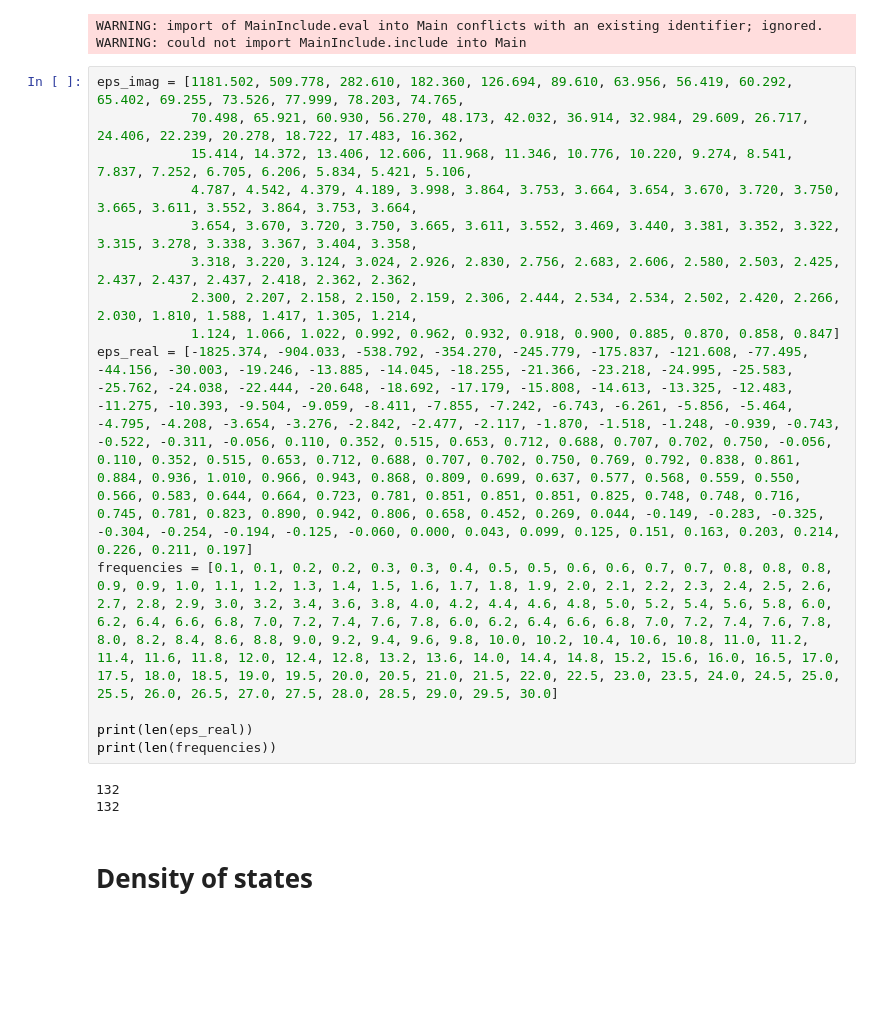
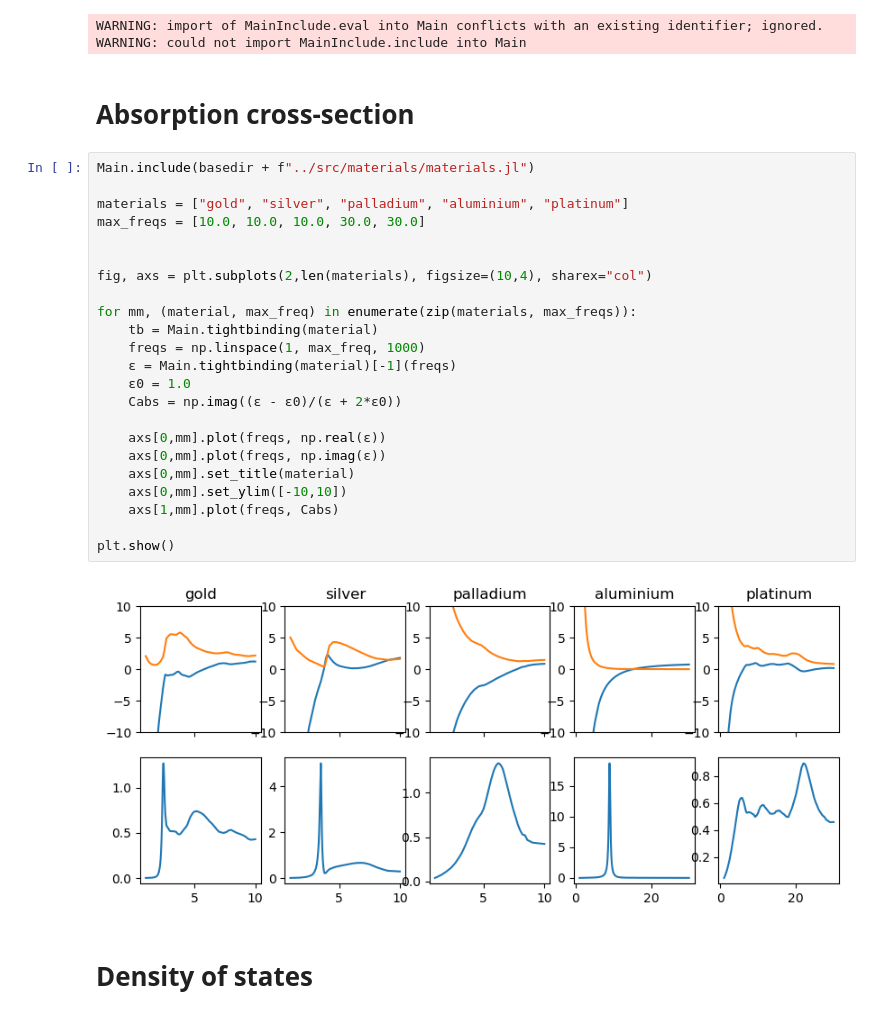
Before and after one commit to simaomenesesjoao/MaxTB, a Jupyter notebook: code_tests/julia_tests.ipynb, the cells around one changed output. Cells and saved outputs as stored; diff of their text form; blank space fills up the shorter version.

```diff
--- a/code_tests/julia_tests.ipynb
+++ b/code_tests/julia_tests.ipynb
@@ -25,23 +25,33 @@ def cube_disp(kx,ky,kz):
 # %% [output]
 WARNING: import of MainInclude.eval into Main conflicts with an existing identifier; ignored.
 WARNING: could not import MainInclude.include into Main
-# %%
-eps_imag = [1181.502, 509.778, 282.610, 182.360, 126.694, 89.610, 63.956, 56.419, 60.292, 65.402, 69.255, 73.526, 77.999, 78.203, 74.765,
-            70.498, 65.921, 60.930, 56.270, 48.173, 42.032, 36.914, 32.984, 29.609, 26.717, 24.406, 22.239, 20.278, 18.722, 17.483, 16.362,
-            15.414, 14.372, 13.406, 12.606, 11.968, 11.346, 10.776, 10.220, 9.274, 8.541, 7.837, 7.252, 6.705, 6.206, 5.834, 5.421, 5.106,
-            4.787, 4.542, 4.379, 4.189, 3.998, 3.864, 3.753, 3.664, 3.654, 3.670, 3.720, 3.750, 3.665, 3.611, 3.552, 3.864, 3.753, 3.664,
-            3.654, 3.670, 3.720, 3.750, 3.665, 3.611, 3.552, 3.469, 3.440, 3.381, 3.352, 3.322, 3.315, 3.278, 3.338, 3.367, 3.404, 3.358,
-            3.318, 3.220, 3.124, 3.024, 2.926, 2.830, 2.756, 2.683, 2.606, 2.580, 2.503, 2.425, 2.437, 2.437, 2.437, 2.418, 2.362, 2.362,
-            2.300, 2.207, 2.158, 2.150, 2.159, 2.306, 2.444, 2.534, 2.534, 2.502, 2.420, 2.266, 2.030, 1.810, 1.588, 1.417, 1.305, 1.214,
-            1.124, 1.066, 1.022, 0.992, 0.962, 0.932, 0.918, 0.900, 0.885, 0.870, 0.858, 0.847]
-eps_real = [-1825.374, -904.033, -538.792, -354.270, -245.779, -175.837, -121.608, -77.495, -44.156, -30.003, -19.246, -13.885, -14.045, -18.255, -21.366, -23.218, -24.995, -25.583, -25.762, -24.038, -22.444, -20.648, -18.692, -17.179, -15.808, -14.613, -13.325, -12.483, -11.275, -10.393, -9.504, -9.059, -8.411, -7.855, -7.242, -6.743, -6.261, -5.856, -5.464, -4.795, -4.208, -3.654, -3.276, -2.842, -2.477, -2.117, -1.870, -1.518, -1.248, -0.939, -0.743, -0.522, -0.311, -0.056, 0.110, 0.352, 0.515, 0.653, 0.712, 0.688, 0.707, 0.702, 0.750, -0.056, 0.110, 0.352, 0.515, 0.653, 0.712, 0.688, 0.707, 0.702, 0.750, 0.769, 0.792, 0.838, 0.861, 0.884, 0.936, 1.010, 0.966, 0.943, 0.868, 0.809, 0.699, 0.637, 0.577, 0.568, 0.559, 0.550, 0.566, 0.583, 0.644, 0.664, 0.723, 0.781, 0.851, 0.851, 0.851, 0.825, 0.748, 0.748, 0.716, 0.745, 0.781, 0.823, 0.890, 0.942, 0.806, 0.658, 0.452, 0.269, 0.044, -0.149, -0.283, -0.325, -0.304, -0.254, -0.194, -0.125, -0.060, 0.000, 0.043, 0.099, 0.125, 0.151, 0.163, 0.203, 0.214, 0.226, 0.211, 0.197]
-frequencies = [0.1, 0.1, 0.2, 0.2, 0.3, 0.3, 0.4, 0.5, 0.5, 0.6, 0.6, 0.7, 0.7, 0.8, 0.8, 0.8, 0.9, 0.9, 1.0, 1.1, 1.2, 1.3, 1.4, 1.5, 1.6, 1.7, 1.8, 1.9, 2.0, 2.1, 2.2, 2.3, 2.4, 2.5, 2.6, 2.7, 2.8, 2.9, 3.0, 3.2, 3.4, 3.6, 3.8, 4.0, 4.2, 4.4, 4.6, 4.8, 5.0, 5.2, 5.4, 5.6, 5.8, 6.0, 6.2, 6.4, 6.6, 6.8, 7.0, 7.2, 7.4, 7.6, 7.8, 6.0, 6.2, 6.4, 6.6, 6.8, 7.0, 7.2, 7.4, 7.6, 7.8, 8.0, 8.2, 8.4, 8.6, 8.8, 9.0, 9.2, 9.4, 9.6, 9.8, 10.0, 10.2, 10.4, 10.6, 10.8, 11.0, 11.2, 11.4, 11.6, 11.8, 12.0, 12.4, 12.8, 13.2, 13.6, 14.0, 14.4, 14.8, 15.2, 15.6, 16.0, 16.5, 17.0, 17.5, 18.0, 18.5, 19.0, 19.5, 20.0, 20.5, 21.0, 21.5, 22.0, 22.5, 23.0, 23.5, 24.0, 24.5, 25.0, 25.5, 26.0, 26.5, 27.0, 27.5, 28.0, 28.5, 29.0, 29.5, 30.0]
-
-print(len(eps_real))
-print(len(frequencies))
-# %% [output]
-132
-132
+# %% [markdown]
+# Absorption cross-section
+# %%
+Main.include(basedir + f"../src/materials/materials.jl")
+
+materials = ["gold", "silver", "palladium", "aluminium", "platinum"]
+max_freqs = [10.0, 10.0, 10.0, 30.0, 30.0]
+
+
+fig, axs = plt.subplots(2,len(materials), figsize=(10,4), sharex="col")
+
+for mm, (material, max_freq) in enumerate(zip(materials, max_freqs)):
+    tb = Main.tightbinding(material)
+    freqs = np.linspace(1, max_freq, 1000)
+    ε = Main.tightbinding(material)[-1](freqs)
+    ε0 = 1.0
+    Cabs = np.imag((ε - ε0)/(ε + 2*ε0))
+
+    axs[0,mm].plot(freqs, np.real(ε))
+    axs[0,mm].plot(freqs, np.imag(ε))
+    axs[0,mm].set_title(material)
+    axs[0,mm].set_ylim([-10,10])
+    axs[1,mm].plot(freqs, Cabs)
+
+plt.show()
+# %% [output]
+[figure, added]
 # %% [markdown]
 # Density of states
 # %% [markdown]
```
Also changed, not shown: 2 other files.
